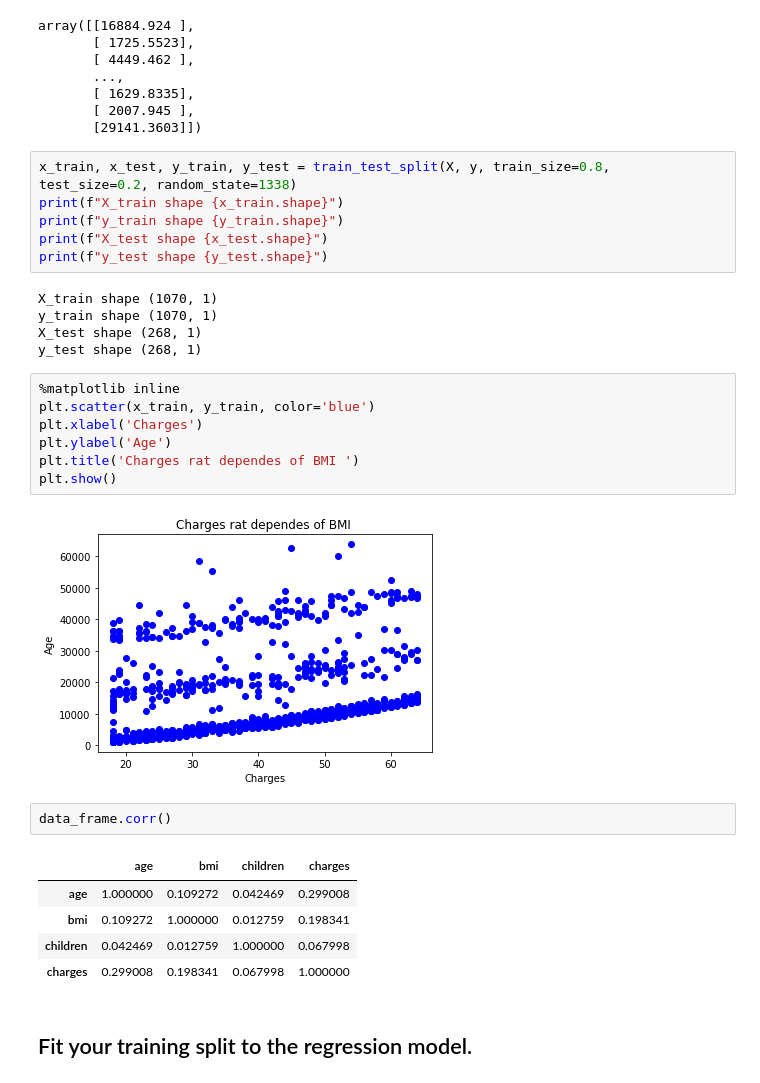
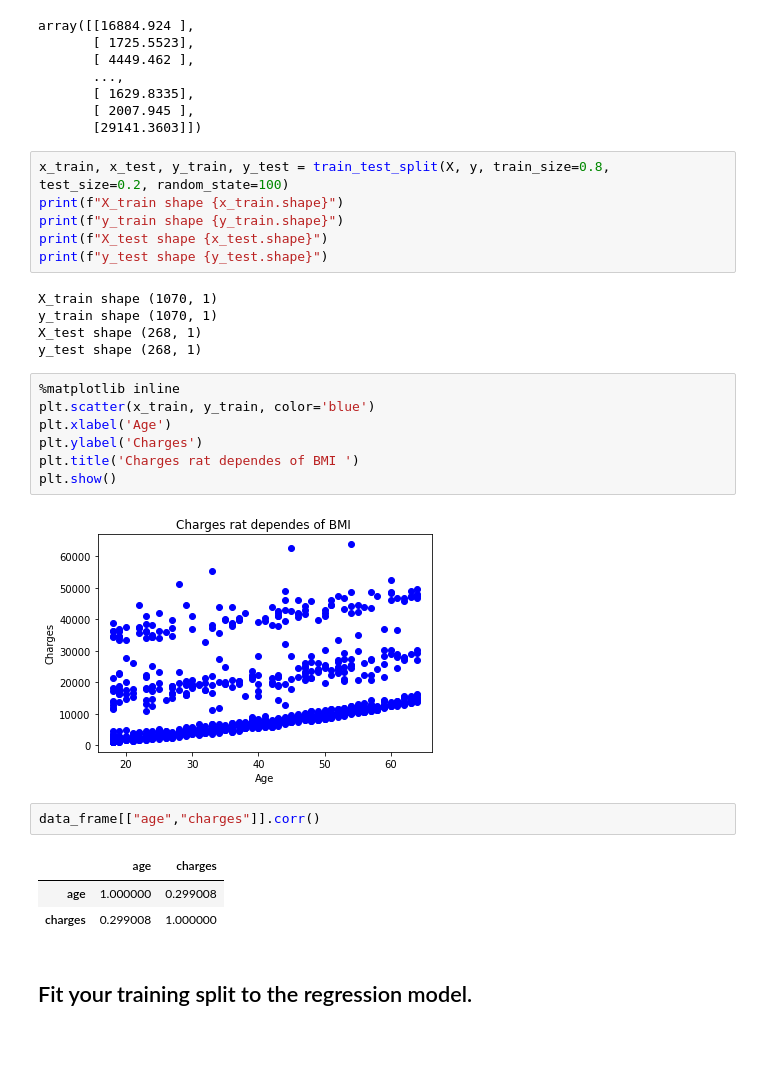
Before and after one commit to BasharTaamneh/linear_regression, a Jupyter notebook: regression.ipynb, the cells around one changed output. Drawn from its saved outputs; the diff is of its cells as text; blank space fills up the shorter version.

```diff
--- a/regression.ipynb
+++ b/regression.ipynb
@@ -137,7 +137,7 @@ array([[16884.924 ],
        [ 2007.945 ],
        [29141.3603]])
 # %%
-x_train, x_test, y_train, y_test = train_test_split(X, y, train_size=0.8, test_size=0.2, random_state=1338)
+x_train, x_test, y_train, y_test = train_test_split(X, y, train_size=0.8, test_size=0.2, random_state=100)
 print(f"X_train shape {x_train.shape}")
 print(f"y_train shape {y_train.shape}")
 print(f"X_test shape {x_test.shape}")
@@ -150,20 +150,18 @@ y_test shape (268, 1)
 # %%
 %matplotlib inline
 plt.scatter(x_train, y_train, color='blue')
-plt.xlabel('Charges')
-plt.ylabel('Age')
+plt.xlabel('Age')
+plt.ylabel('Charges')
 plt.title('Charges rat dependes of BMI ')
 plt.show()
 # %% [output]
-[figure, old version]
+[figure, new version]
 # %%
-data_frame.corr()
+data_frame[["age","charges"]].corr()
 # %% [output]
-|  | age | bmi | children | charges |
-| age | 1.000000 | 0.109272 | 0.042469 | 0.299008 |
-| bmi | 0.109272 | 1.000000 | 0.012759 | 0.198341 |
-| children | 0.042469 | 0.012759 | 1.000000 | 0.067998 |
-| charges | 0.299008 | 0.198341 | 0.067998 | 1.000000 |
+|  | age | charges |
+| age | 1.000000 | 0.299008 |
+| charges | 0.299008 | 1.000000 |
 # %% [markdown]
 ## Fit your training split to the regression model.
 # %%
```
Also changed, not shown: parts of 2 cells of this notebook.
